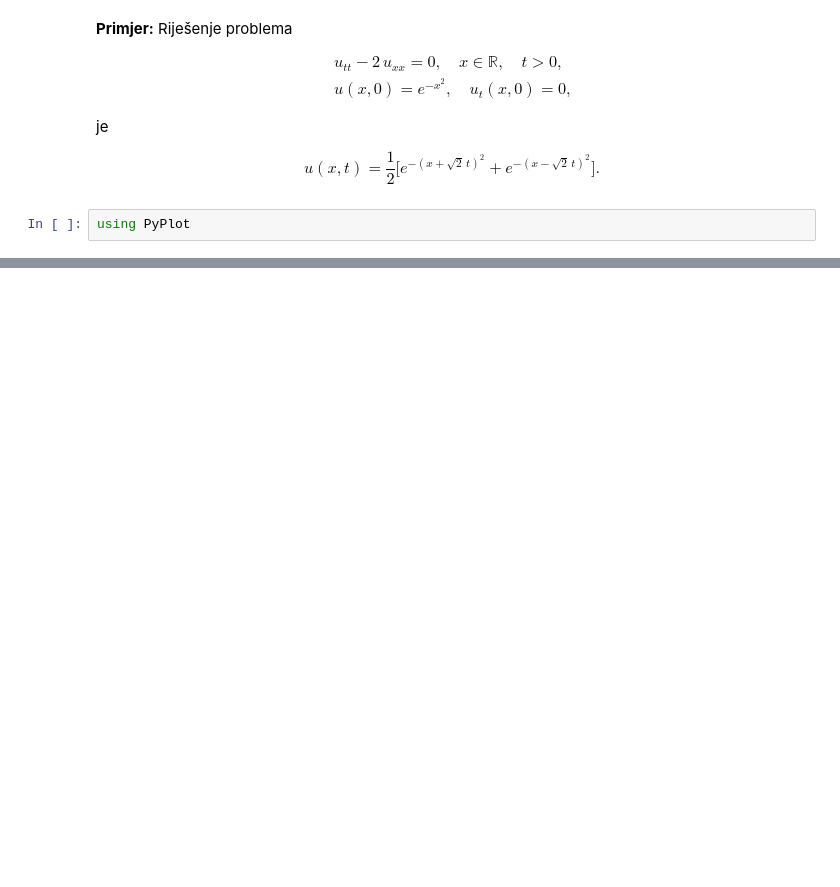
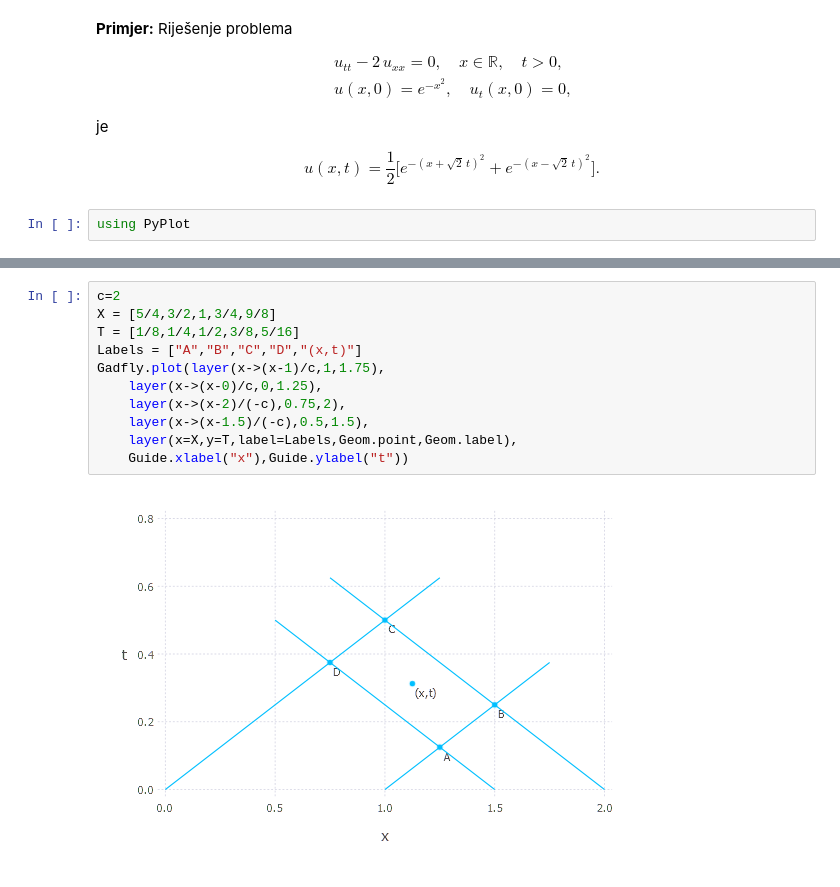
Before and after one commit to ivanslapnicar/Matematika-posebna_poglavlja, a Jupyter notebook: src/MPP07c_DAlembertovo_rjesenje.ipynb, the cells around one changed output, grey strips where cells are left out. Saved outputs shown, nothing was run; the diff lists cells and outputs as text; blank space fills up the shorter version.

```diff
--- a/src/MPP07c_DAlembertovo_rjesenje.ipynb
+++ b/src/MPP07c_DAlembertovo_rjesenje.ipynb
@@ -223,0 +241,13 @@ pa uvrštavanje u (5), dijeljenje s $k^2$ i ignoriranje članova $O(k)$ daje (3)
+# %%
+c=2
+X = [5/4,3/2,1,3/4,9/8]
+T = [1/8,1/4,1/2,3/8,5/16]
+Labels = ["A","B","C","D","(x,t)"]
+Gadfly.plot(layer(x->(x-1)/c,1,1.75),
+    layer(x->(x-0)/c,0,1.25),
+    layer(x->(x-2)/(-c),0.75,2),
+    layer(x->(x-1.5)/(-c),0.5,1.5),
+    layer(x=X,y=T,label=Labels,Geom.point,Geom.label),
+    Guide.xlabel("x"),Guide.ylabel("t"))
+# %% [output]
+[figure, added]
```
Also changed, not shown: parts of 14 cells of this notebook, 1 other file.
